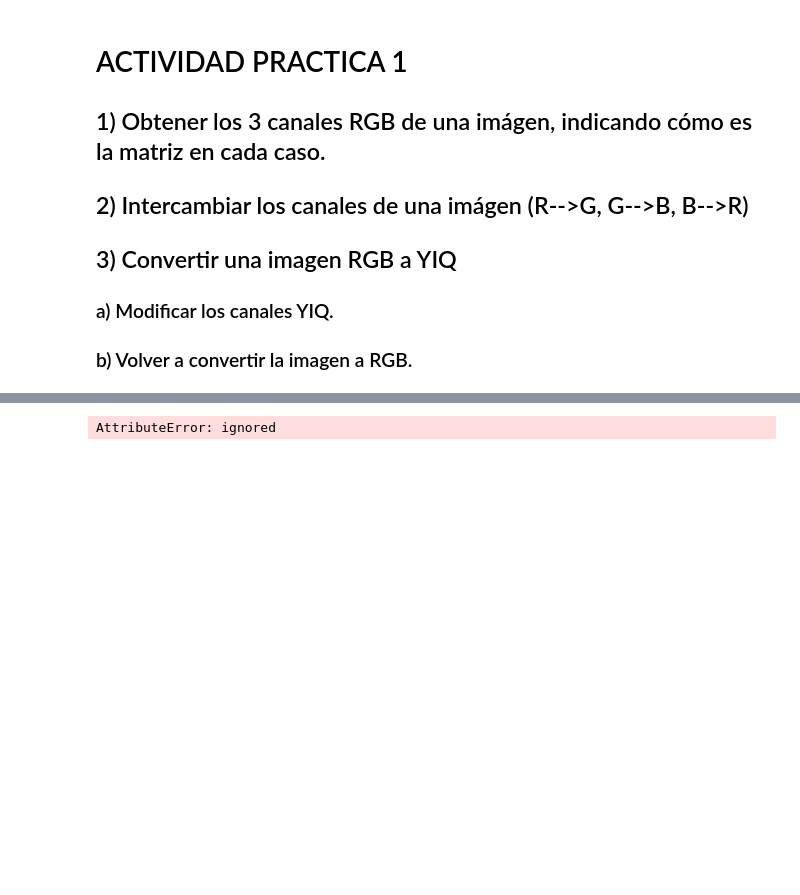
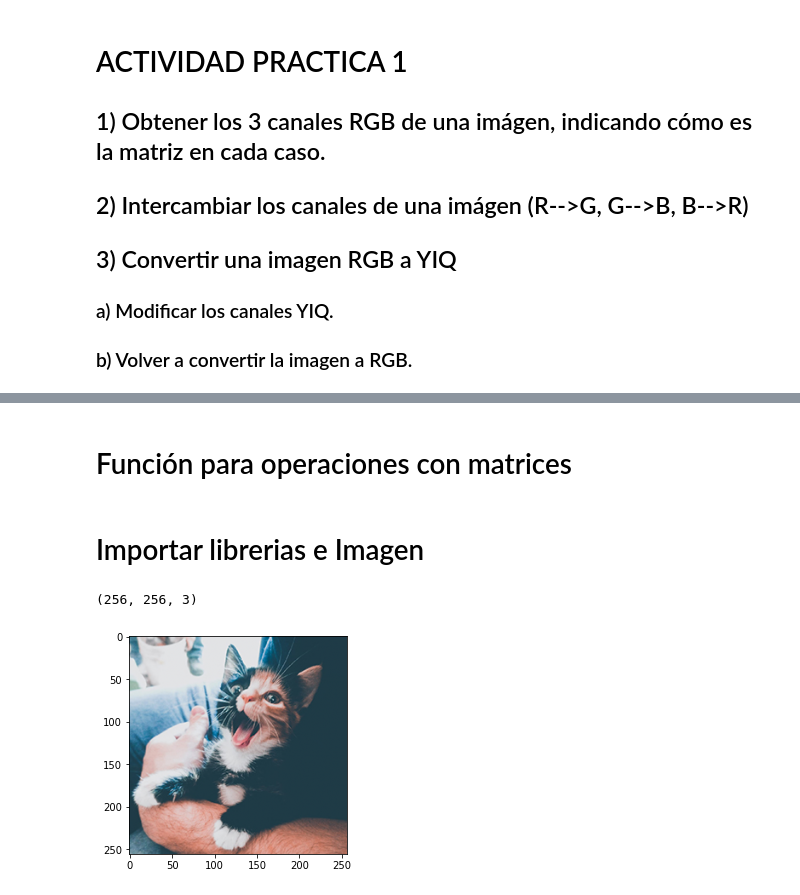
Before and after one commit to FaragoFa/PDI, a Jupyter notebook: PDI_Practica1.ipynb, the cells around one changed output, grey strips where cells are left out. Saved outputs shown, nothing was run; the diff lists cells and outputs as text; code cells hidden in the pictures; blank space fills up the shorter version.

```diff
--- a/PDI_Practica1.ipynb
+++ b/PDI_Practica1.ipynb
@@ -24,0 +24,2 @@ drive.mount('/content/drive')
+# %% [markdown]
+# Función para operaciones con matrices
@@ -25,14 +29,17 @@ drive.mount('/content/drive')
+# %% [markdown]
+# Importar librerias e Imagen
 # %%
 import imageio      #Para leer y guardar imagenes.
 import numpy as np  #Operaciones con vectores, matrices, tensores...
 import matplotlib.pyplot as plt    #Para realizar graficos.
 
 #Cargo una imagen
-img_rgb = imageio.imread('https://github.com/FaragoFa/PDI/blob/e23951c7595161efd7122d2840e9e48c911e14da/Tizona256.jpg')/255
+img_rgb = imageio.imread('/content/PDI/Tizona256.jpg')/255
 
 #Mostrar imagen
 plt.imshow(img_rgb)
 
 print(img_rgb.shape) #Tamaño de la imagen y capas
 # %% [output]
-AttributeError: ignored
+(256, 256, 3)
+[figure, added]
```
Also changed, not shown: parts of 34 cells of this notebook.
